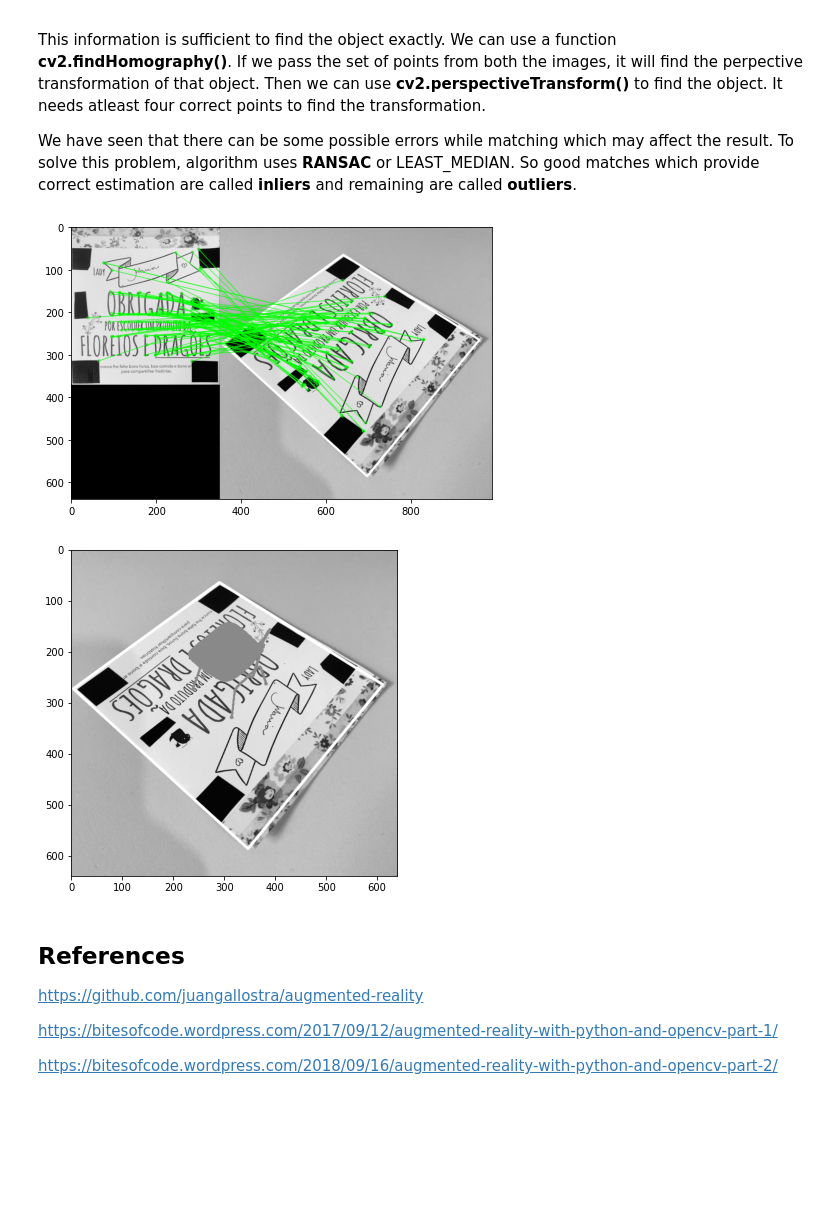
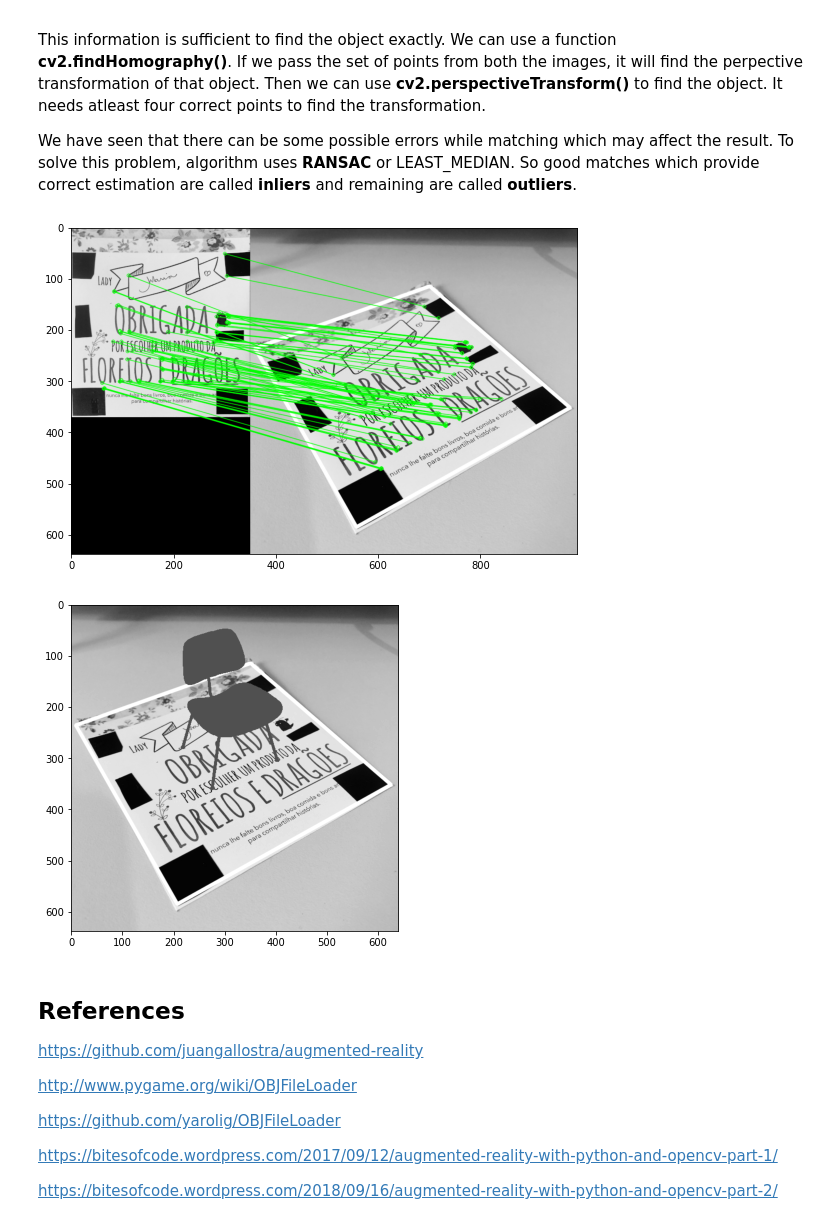
Before and after one commit to mafda/augmented_reality_101, a Jupyter notebook: src/AR_python_opencv.ipynb, the cells around one changed output. Saved outputs shown, nothing was run; the diff lists cells and outputs as text; code cells hidden in the pictures; blank space fills up the shorter version.

```diff
--- a/src/AR_python_opencv.ipynb
+++ b/src/AR_python_opencv.ipynb
@@ -33,7 +33,7 @@ import matplotlib.pyplot as plt
 Load the reference image and convert to gray scale.
 # %%
 # Load reference image and convert it to gray scale
-referenceImage = cv2.imread('../../img/referenceImage.jpg', 0)
+referenceImage = cv2.imread('../img/referenceImage.jpg', 0)
 
 # Show image
 plt.imshow(referenceImage, cmap='gray')
@@ -46,7 +46,7 @@ plt.show()
 Load the source image and convert to gray scale
 # %%
 # Load the source image and convert it to gray scale
-sourceImage = cv2.imread('../../img/sourceImage_03.jpg', 0)
+sourceImage = cv2.imread('../img/sourceImage_04.jpg', 0)
 
 # Show image
 plt.imshow(sourceImage, cmap='gray')
@@ -107,7 +109,7 @@ plt.show()
 
 > *brief description*
 # %%
-MIN_MATCHES = 15
+MIN_MATCHES = 30
 
 # create brute force  matcher object
 bf = cv2.BFMatcher(cv2.NORM_HAMMING, crossCheck=True)
@@ -129,9 +131,11 @@ if len(matches) > MIN_MATCHES:
     idxPairs = cv2.drawMatches(referenceImage, referenceImagePts, sourceImage, sourceImagePts,
                           matches[:MIN_MATCHES], 0, flags=2)
     # show result
-    plt.figure(figsize=(10, 5))
+    plt.figure(figsize=(12, 6))
+    plt.axis('off')
     plt.imshow(idxPairs, cmap='gray')
     plt.show()
 else:
     print("Not enough matches have been found - %d/%d" % (len(matches), MIN_MATCHES))
+    matchesMask = None
 # %% [output]
@@ -151,38 +155,38 @@ We have seen that there can be some possible errors while matching which may aff
 # %%
 # Apply the homography transformation if we have enough good matches
 if len(matches) > MIN_MATCHES:
     # Get the good key points positions
     sourcePoints = np.float32([referenceImagePts[m.queryIdx].pt for m in matches]).reshape(-1, 1, 2)
     destinationPoints = np.float32([sourceImagePts[m.trainIdx].pt for m in matches ]).reshape(-1, 1, 2)
 
     # Obtain the homography matrix
     homography, mask = cv2.findHomography(sourcePoints, destinationPoints, cv2.RANSAC, 5.0)
     matchesMask = mask.ravel().tolist()
 
     # Apply the perspective transformation to the source image corners
     h, w = referenceImage.shape
     corners = np.float32([[0, 0], [0, h - 1], [w - 1, h - 1], [w - 1, 0]]).reshape(-1, 1, 2)
     transformedCorners = cv2.perspectiveTransform(corners, homography)
 
     # Draw a polygon on the second image joining the transformed corners
-    sourceImageMarker = cv2.polylines(sourceImage, [np.int32(transformedCorners)], True, 255, 3, cv2.LINE_AA)
+    sourceImageMarker = cv2.polylines(sourceImage, [np.int32(transformedCorners)], True,
+                                      255, 5, cv2.LINE_AA)
 
-    # Show image
-#     plt.imshow(sourceImageMarker, cmap='gray')
-#     plt.show()
 else:
-    print("Not enough matches are found - %d/%d" % (len(goodMatches), MIN_MATCHES))
+    print("Not enough matches are found - %d/%d" % (len(matches), MIN_MATCHES))
     matchesMask = None
 
 # Draw the matches
-drawParameters = dict(matchColor=(0, 255, 0), singlePointColor=None, matchesMask=matchesMask, flags=2)
-result = cv2.drawMatches(referenceImage, referenceImagePts, sourceImageMarker, sourceImagePts, matches, None, **drawParameters)
+drawParameters = dict(matchColor=(0, 255, 0), singlePointColor=None,
+                      matchesMask=matchesMask, flags=2)
+result = cv2.drawMatches(referenceImage, referenceImagePts, sourceImageMarker,
+                         sourceImagePts, matches, None, **drawParameters)
 
 # Show image
-plt.figure(figsize=(10, 5))
-plt.imshow(result)
+plt.figure(figsize=(12, 6))
+plt.imshow(result, cmap='gray')
 plt.show()
 # %% [output]
-[figure, old version]
+[figure, new version]
 # %%
 # obtain 3D projection matrix from homography matrix and camera parameters
@@ -233,7 +238,7 @@ def render(img, obj, projection, model, color=False):
 from objloader_simple import *
 
 # Load 3D model from OBJ file
-obj = OBJ('../../models/chair.obj', swapyz=True)
+obj = OBJ('../models/chair.obj', swapyz=True)
 
 # Apply the homography transformation if we have enough good matches
 if len(matches) > MIN_MATCHES:
@@ -242,8 +247,8 @@ if len(matches) > MIN_MATCHES:
     destinationPoints = np.float32([sourceImagePts[m.trainIdx].pt for m in matches ]).reshape(-1, 1, 2)
 
     # Obtain the homography matrix
-    homography, mask = cv2.findHomography(sourcePoints, destinationPoints, cv2.RANSAC, 5.0)
-    matchesMask = mask.ravel().tolist()
+    homography, _ = cv2.findHomography(sourcePoints, destinationPoints, cv2.RANSAC, 5.0)
+#     matchesMask = mask.ravel().tolist()
 
     # Apply the perspective transformation to the source image corners
     h, w = referenceImage.shape
@@ -260,15 +265,20 @@ if len(matches) > MIN_MATCHES:
 
 # Show image
 plt.figure(figsize=(12, 6))
+# plt.imshow(cv2.cvtColor(frame, cv2.COLOR_BGR2RGB))
 plt.imshow(frame, cmap='gray')
 plt.show()
 # %% [output]
-[figure, old version]
+[figure, new version]
 # %% [markdown]
 ## References
 
 https://github.com/juangallostra/augmented-reality
 
+http://www.pygame.org/wiki/OBJFileLoader
+
+https://github.com/yarolig/OBJFileLoader
+
 https://bitesofcode.wordpress.com/2017/09/12/augmented-reality-with-python-and-opencv-part-1/
 
 https://bitesofcode.wordpress.com/2018/09/16/augmented-reality-with-python-and-opencv-part-2/
```
Also changed, not shown: parts of 5 cells of this notebook.
